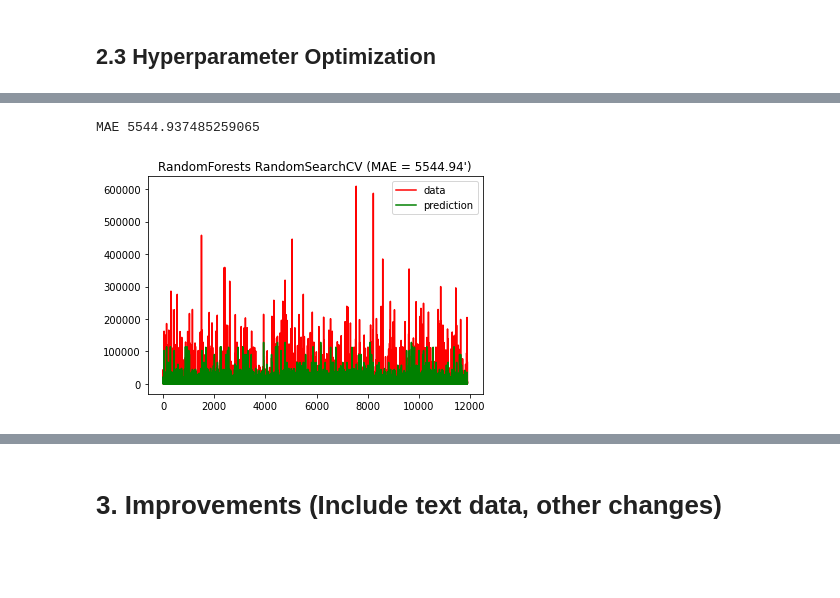
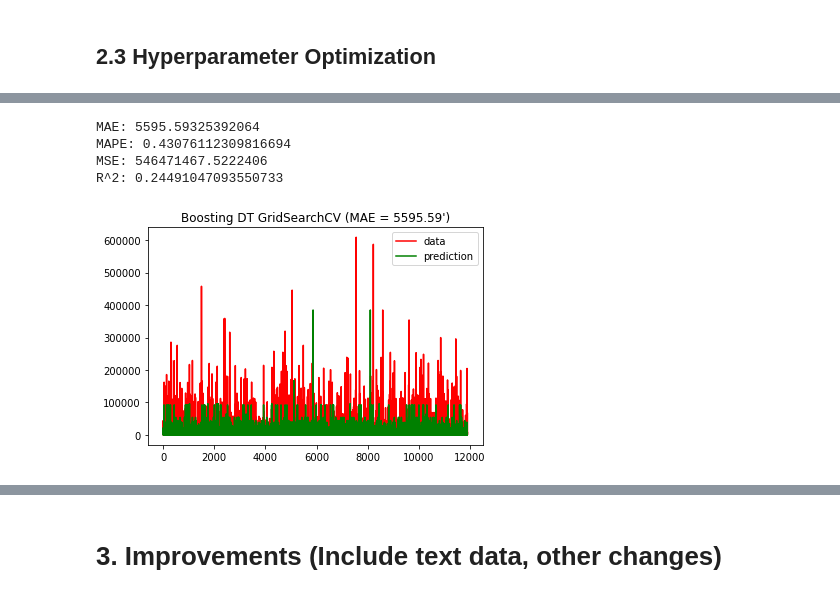
Before and after one commit to Laura-VFA/MachineLearning-21-22, a Jupyter notebook: ML_Deliverable3.ipynb, the cells around one changed output, grey strips where cells are left out. Saved outputs shown, nothing was run; the diff lists cells and outputs as text; code cells hidden in the pictures; blank space fills up the shorter version.

Commit message:
all R squared are positive! :D

```diff
--- a/ML_Deliverable3.ipynb
+++ b/ML_Deliverable3.ipynb
@@ -1044,9 +992,8 @@ regressors.append(GradientBoostingRegressor(n_estimators=100, learning_rate=0.1,
 # %%
 xx = np.stack(i for i in range(len(y_test)))
-#regr_names = ["DT", "AB", "GB"]
-regr_names = ["DT", "GB"]
+regr_names = ["DT", "AB", "GB"]
 
-for i, r in enumerate(regressors):
+for i, r in tqdm(enumerate(regressors)):
     r.fit(X_train, y_train)
     y = r.predict(X_test)
     print ("Error Measure", mean_absolute_error(y_test,y))
@@ -1317,25 +1326,15 @@ pd.DataFrame({'Attributes': x_features ,
 # %%
 regressor = regressors[0]
 # %%
-# LO APLICAMOS AL DT DE BOOSTING
-from scipy.stats import randint as sp_randint
-param_dist = {#"n_estimators": [4, 8, 16, 32, 64, 128], # Number of trees in random forest
-              "max_features": ['auto', 'sqrt', 'log2'], # Number of features to consider at every split
-              "max_depth": [16, 12,8,4, 2,None], # Maximum number of levels in tree
-              "min_samples_split": sp_randint(2, 50), #  Minimum number of samples required to split a node
-              "min_samples_leaf": sp_randint(1, 50), # Minimum number of samples required at each leaf node
+# Apply to DT of Boosting
+param_dist = {"max_features": ['auto', 'sqrt', 'log2', None], # Number of features to consider at every split
+              "max_depth": [16, 12,8,6,5, None], # Maximum number of levels in tree
               #"bootstrap": [True, False], # Method of selecting samples for training each tree
               "criterion": ["squared_error", "absolute_error"] #mse, mae
-              #"min_weight_fraction_leaf":
-              #"max_leaf_nodes"
-              #"min_impurity_decrease"
-              #"ccp_alpha"
               }
 # %%
-from sklearn.model_selection import RandomizedSearchCV
-rnd_regres = RandomizedSearchCV(estimator = regressor, param_distributions = param_dist,
-                               n_iter = 30, cv = 5, random_state=0, n_jobs = -1)
+rnd_regres = GridSearchCV(estimator = regressor, param_grid = param_dist, cv = 4, verbose=4)
 
-# Fit the random search model
+# Fit the grid search model
 rnd_regres.fit(X = X_train, y = y_train)
 # %% [output]
@@ -1384,33 +1389,33 @@ rnd_regres.best_params_
 # %%
 # choose the best
+best_random = rnd_regres.best_estimator_
 
-best_random = rnd_regres.best_estimator_
 # fit and predict
 best_random.fit( X = X_train, y =y_train)
 y_pred = best_random.predict(X = X_test)
-
-# EVALUATE
-from sklearn.metrics import mean_absolute_error
-mae = mean_absolute_error(y_test, y_pred)
-print ('MAE', mae)
-# %% [output]
-MAE 5544.937485259065
+# %%
+# Errors
+print ("MAE:", metrics.mean_absolute_error(y_test, y_pred))
+print ("MAPE:", metrics.mean_absolute_percentage_error(y_test, y_pred))
+print ("MSE:", metrics.mean_squared_error(y_test, y_pred))
+print ("R^2:", metrics.r2_score(y_test, y_pred))
+# %% [output]
+MAE: 5595.59325392064
+MAPE: 0.43076112309816694
+MSE: 546471467.5222406
+R^2: 0.24491047093550733
 # %%
-from sklearn.metrics import mean_absolute_error
-
-
-# x axis for plotting
-import numpy as np
+# Prediction graph
 xx = np.stack(i for i in range(y_test.shape[0]))
 plt.plot(xx, y_test, c='r', label='data')
 plt.plot(xx, y_pred, c='g', label='prediction')
 plt.axis('tight')
 plt.legend()
-plt.title("RandomForests RandomSearchCV (MAE = %6.2f')" % ( mae))
+plt.title("Boosting DT GridSearchCV (MAE = %6.2f')" % ( metrics.mean_absolute_error(y_test, y_pred)))
 
 plt.show()
 # %% [output]
-[figure, old version]
+[figure, new version]
 # %%
 # FEATURE RELEVANCIES
 print ('Feature Relevancies')
```
Also changed, not shown: parts of 130 cells of this notebook.
